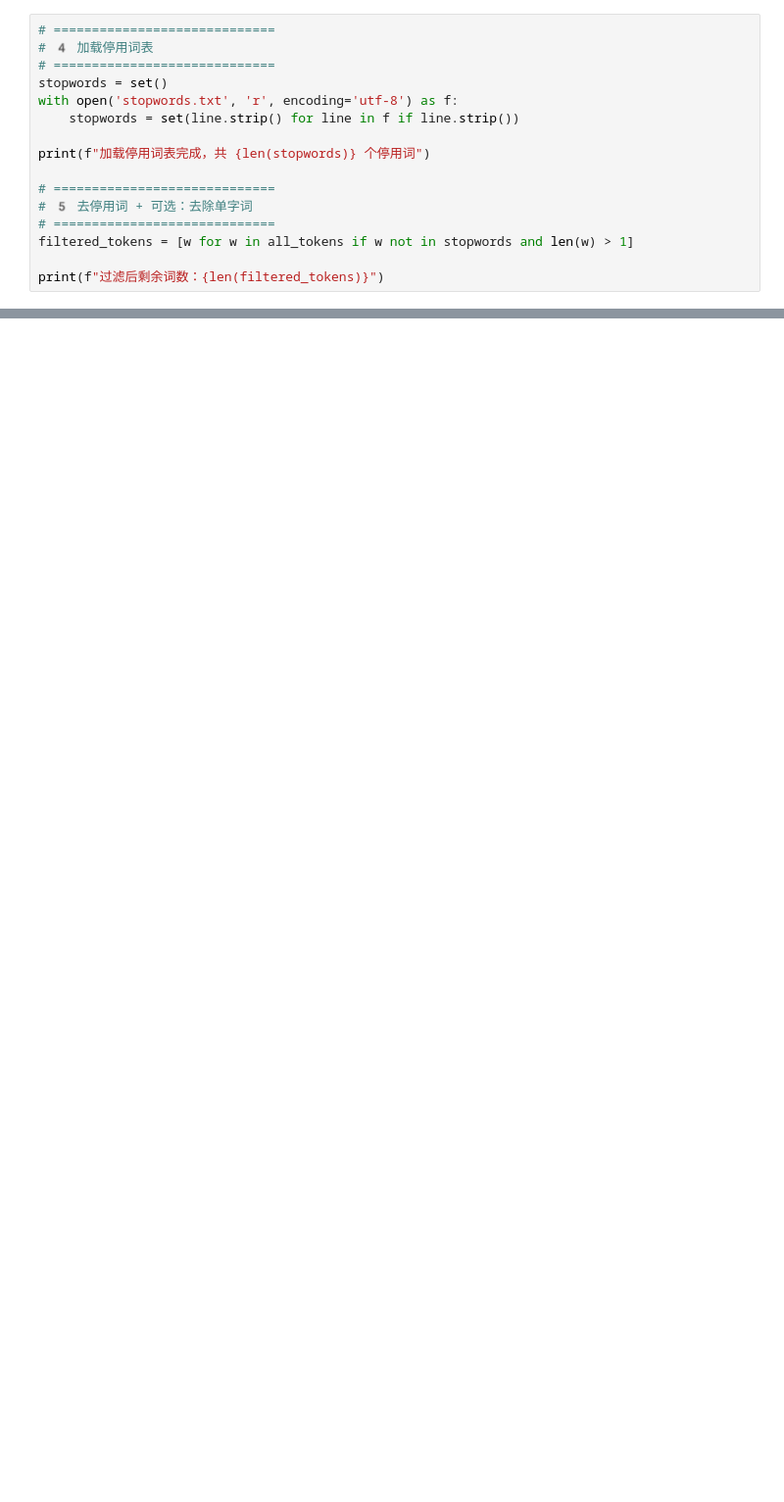
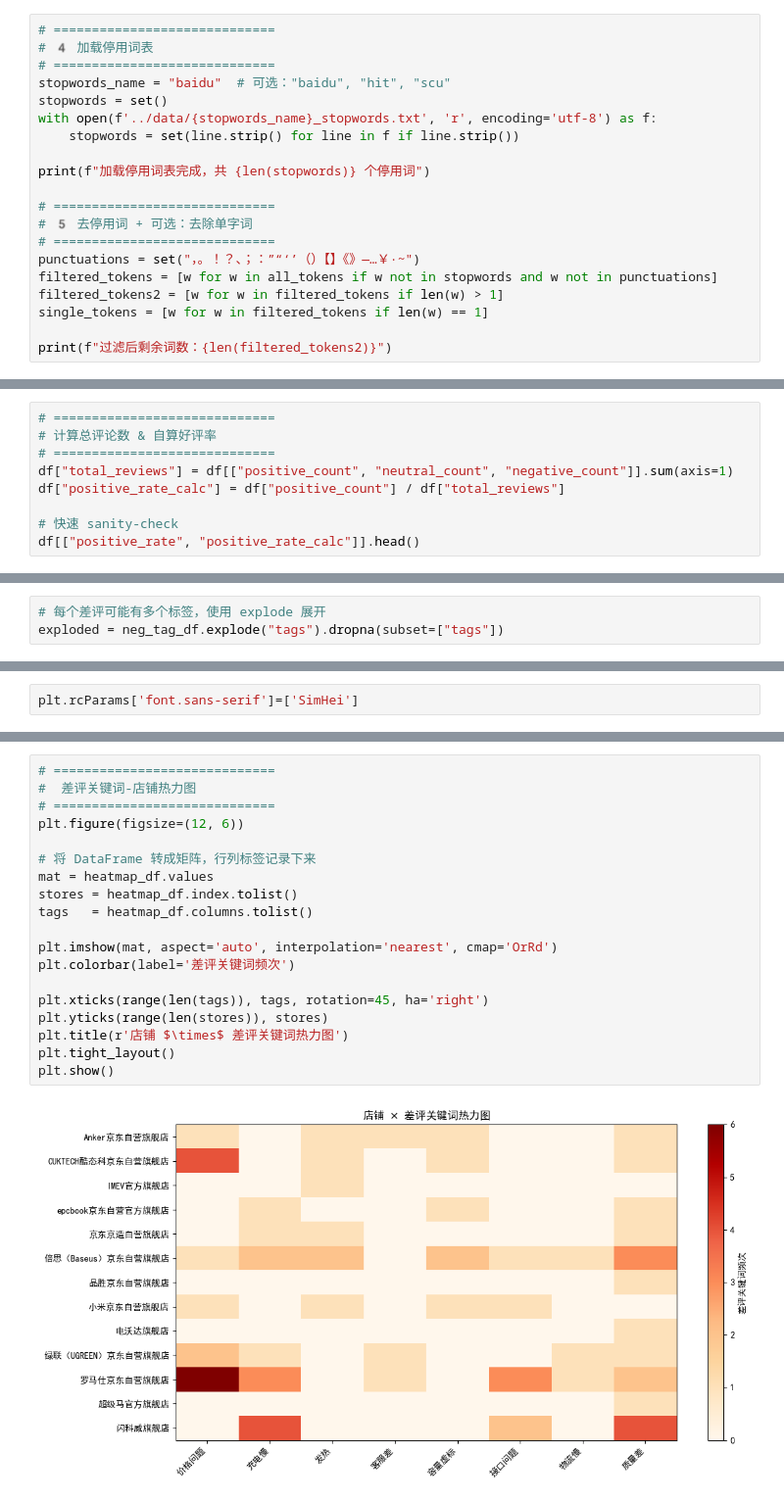
Before and after one commit to YiquanXiao/jd-powerbank-top50, a Jupyter notebook: analysis/jd_pb_50analysis.ipynb, the cells around one changed output, grey strips where cells are left out. Shown: that part at 98% size. Cells and saved outputs as stored; diff of their text form; blank space fills up the shorter version.

```diff
--- a/analysis/jd_pb_50analysis.ipynb
+++ b/analysis/jd_pb_50analysis.ipynb
@@ -36,8 +49,9 @@ print(f"共分词数量：{len(all_tokens)}")
 # =============================
 # 4️ 加载停用词表
 # =============================
+stopwords_name = "baidu"  # 可选："baidu", "hit", "scu"
 stopwords = set()
-with open('stopwords.txt', 'r', encoding='utf-8') as f:
+with open(f'../data/{stopwords_name}_stopwords.txt', 'r', encoding='utf-8') as f:
     stopwords = set(line.strip() for line in f if line.strip())
 
 print(f"加载停用词表完成，共 {len(stopwords)} 个停用词")
@@ -45,6 +59,9 @@ print(f"加载停用词表完成，共 {len(stopwords)} 个停用词")
 # =============================
 # 5️ 去停用词 + 可选：去除单字词
 # =============================
-filtered_tokens = [w for w in all_tokens if w not in stopwords and len(w) > 1]
+punctuations = set("，。！？、；：”“‘’（）【】《》—…￥·~")
+filtered_tokens = [w for w in all_tokens if w not in stopwords and w not in punctuations]
+filtered_tokens2 = [w for w in filtered_tokens if len(w) > 1]
+single_tokens = [w for w in filtered_tokens if len(w) == 1]
 
-print(f"过滤后剩余词数：{len(filtered_tokens)}")
+print(f"过滤后剩余词数：{len(filtered_tokens2)}")
@@ -68,0 +218,9 @@ print("\n已保存到 word_frequency.csv")
+# %%
+# =============================
+# 计算总评论数 & 自算好评率
+# =============================
+df["total_reviews"] = df[["positive_count", "neutral_count", "negative_count"]].sum(axis=1)
+df["positive_rate_calc"] = df["positive_count"] / df["total_reviews"]
+
+# 快速 sanity-check
+df[["positive_rate", "positive_rate_calc"]].head()
@@ -68,0 +285,3 @@ print("\n已保存到 word_frequency.csv")
+# %%
+# 每个差评可能有多个标签，使用 explode 展开
+exploded = neg_tag_df.explode("tags").dropna(subset=["tags"])
@@ -68,0 +373,2 @@ print("\n已保存到 word_frequency.csv")
+# %%
+plt.rcParams['font.sans-serif']=['SimHei']
@@ -68,0 +569,21 @@ print("\n已保存到 word_frequency.csv")
+# %%
+# =============================
+#  差评关键词-店铺热力图
+# =============================
+plt.figure(figsize=(12, 6))
+
+# 将 DataFrame 转成矩阵，行列标签记录下来
+mat = heatmap_df.values
+stores = heatmap_df.index.tolist()
+tags   = heatmap_df.columns.tolist()
+
+plt.imshow(mat, aspect='auto', interpolation='nearest', cmap='OrRd')
+plt.colorbar(label='差评关键词频次')
+
+plt.xticks(range(len(tags)), tags, rotation=45, ha='right')
+plt.yticks(range(len(stores)), stores)
+plt.title(r'店铺 $\times$ 差评关键词热力图')
+plt.tight_layout()
+plt.show()
+# %% [output]
+[figure, added]
```
Also changed, not shown: parts of 39 cells of this notebook, 7 other files.
